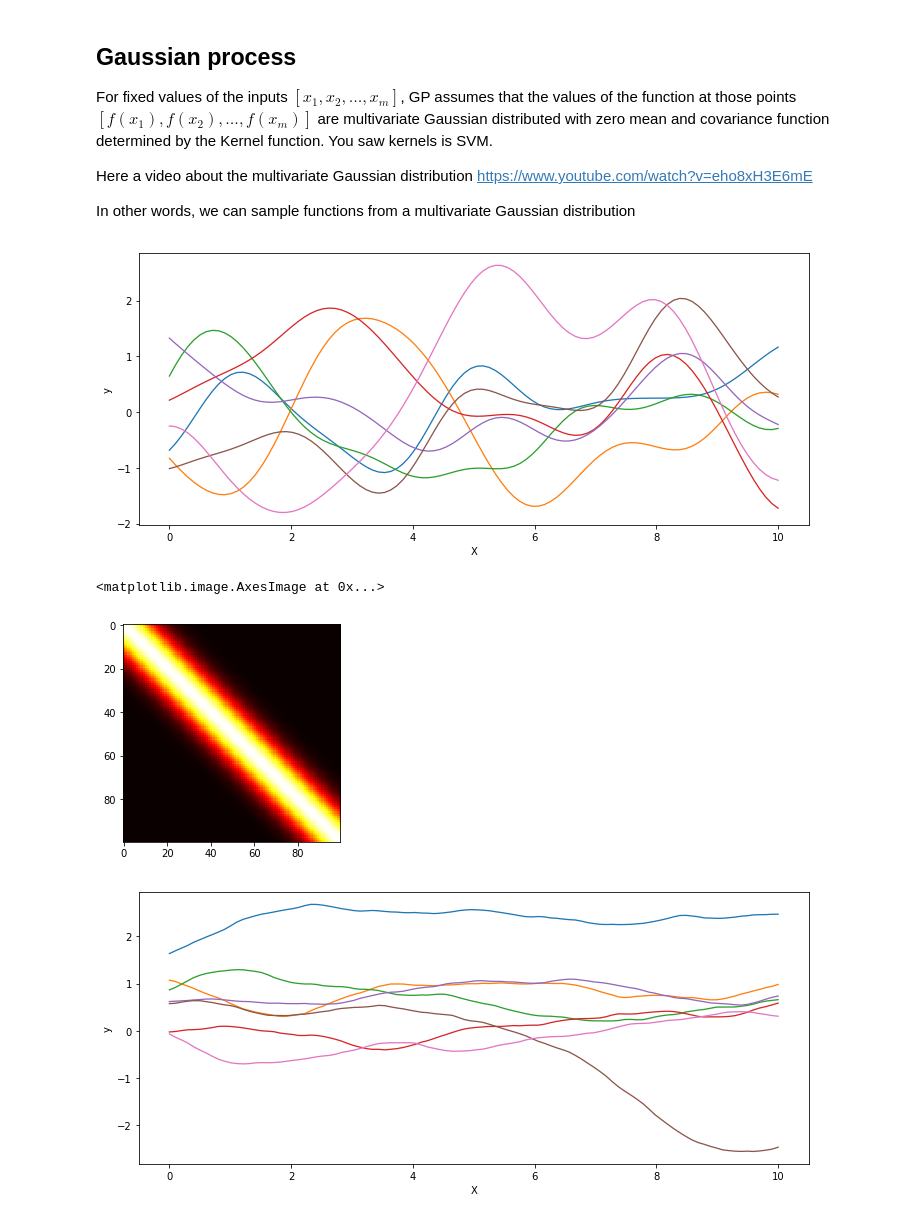
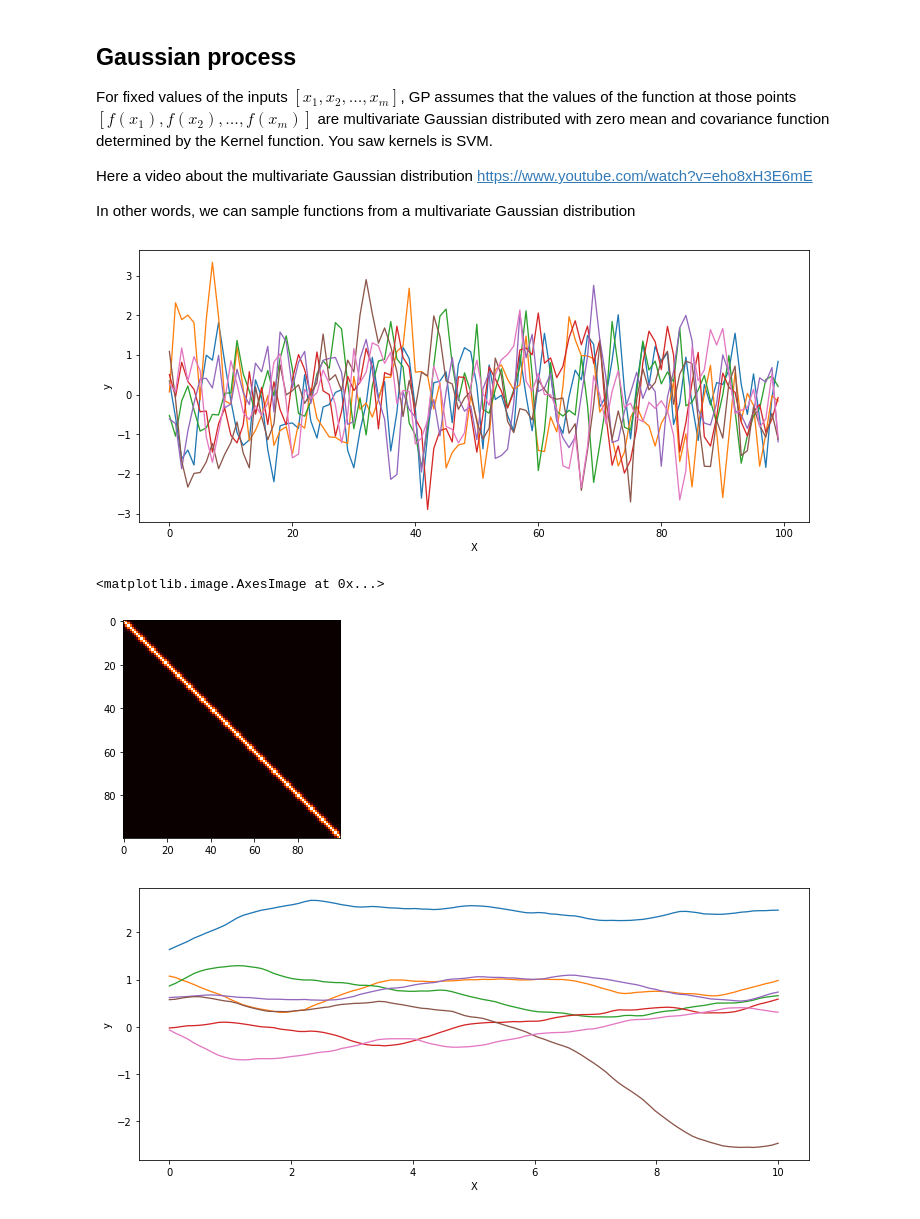
Before and after one commit to erinkhoo/ProbAppNotes, a Jupyter notebook: Gaussian Processes - PyMC3/Gaussian Processes.ipynb, the cells around one changed output. Saved outputs shown, nothing was run; the diff lists cells and outputs as text; code cells hidden in the pictures.

```diff
--- a/Gaussian Processes - PyMC3/Gaussian Processes.ipynb
+++ b/Gaussian Processes - PyMC3/Gaussian Processes.ipynb
@@ -158,34 +157,34 @@ https://www.youtube.com/watch?v=eho8xH3E6mE
 In other words, we can sample functions from a multivariate Gaussian distribution
 # %%
 n = 100 # The number of data points
-X = np.linspace(0, 10, n)[:, None] # The inputs to the GP, they must be arranged as a column vector
+X = np.linspace(0, 99, n)[:, None] # The inputs to the GP, they must be arranged as a column vector
 
 # Description
 ℓ_true = 1
 η_true = 1.0
-#cov_func = η_true**2 * pm.gp.cov.Matern52(1, ℓ_true)
+cov_func = η_true**2 * pm.gp.cov.Matern52(1, ℓ_true)
 
-cov_func = η_true**2 * pm.gp.cov.ExpQuad(1,    ℓ_true)
+#cov_func = η_true**2 * pm.gp.cov.ExpQuad(1,    ℓ_true)
 
 #cov_func = η_true**2 * pm.gp.cov.Periodic(1,  2, ℓ_true)
 
 fig = plt.figure(figsize=(12,5)); ax = fig.gca()
 for i in range(7):
     # The latent function values are one sample from a multivariate normal
     # Note that we have to call `eval()` because PyMC3 built on top of Theano
     f_true = np.random.multivariate_normal(np.zeros(len(X)),
                                            cov_func(X).eval() + 1e-8*np.eye(n), 1).flatten()
 
 
     ax.plot(X, f_true, lw=1.3, label="True f");
     ax.set_xlabel("X"); ax.set_ylabel("y"); #plt.legend();
 # %% [output]
-[figure, old version]
+[figure, new version]
 # %%
 plt.imshow(cov_func(X).eval(), cmap='hot', interpolation='nearest')
 # %% [output]
 <matplotlib.image.AxesImage at 0x...>
-[figure, old version]
+[figure, new version]
 # %%
 n = 100 # The number of data points
 X = np.linspace(0, 10, n)[:, None] # The inputs to the GP, they must be arranged as a column vector
```
Also changed, not shown: parts of 21 cells of this notebook, 5 other files.
